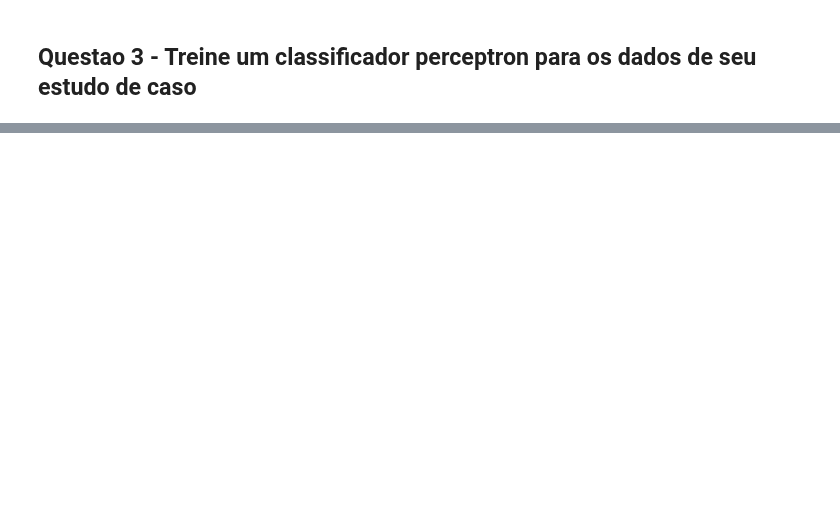
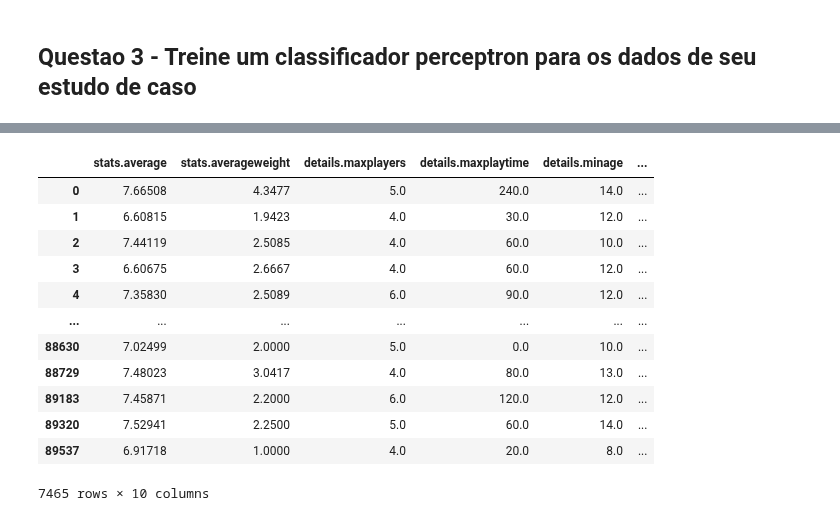
Before and after one commit to romulofff/BoardGameGeekAnalysis, a Jupyter notebook: trabalho02.ipynb, the cells around one changed output, grey strips where cells are left out. Drawn from its saved outputs; the diff is of its cells as text; code cells hidden in the pictures; blank space fills up the shorter version.

```diff
--- a/trabalho02.ipynb
+++ b/trabalho02.ipynb
@@ -109,0 +232,22 @@ accuracy(original, predicted)
+# %%
+df_corr = ['stats.average', 'stats.averageweight']
+for col in usersrated_100:
+    if 'details' in col:
+        df_corr.append(col)
+# %%
+df_ = usersrated_100[df_corr]
+df_
+# %% [output]
+|  | stats.average | stats.averageweight | details.maxplayers | details.maxplaytime | details.minage | ... |
+| 0 | 7.66508 | 4.3477 | 5.0 | 240.0 | 14.0 | ... |
+| 1 | 6.60815 | 1.9423 | 4.0 | 30.0 | 12.0 | ... |
+| 2 | 7.44119 | 2.5085 | 4.0 | 60.0 | 10.0 | ... |
+| 3 | 6.60675 | 2.6667 | 4.0 | 60.0 | 12.0 | ... |
+| 4 | 7.35830 | 2.5089 | 6.0 | 90.0 | 12.0 | ... |
+| ... | ... | ... | ... | ... | ... | ... |
+| 88630 | 7.02499 | 2.0000 | 5.0 | 0.0 | 10.0 | ... |
+| 88729 | 7.48023 | 3.0417 | 4.0 | 80.0 | 13.0 | ... |
+| 89183 | 7.45871 | 2.2000 | 6.0 | 120.0 | 12.0 | ... |
+| 89320 | 7.52941 | 2.2500 | 5.0 | 60.0 | 14.0 | ... |
+| 89537 | 6.91718 | 1.0000 | 4.0 | 20.0 | 8.0 | ... |
+7465 rows × 10 columns
```
Also changed, not shown: parts of 34 cells of this notebook.
